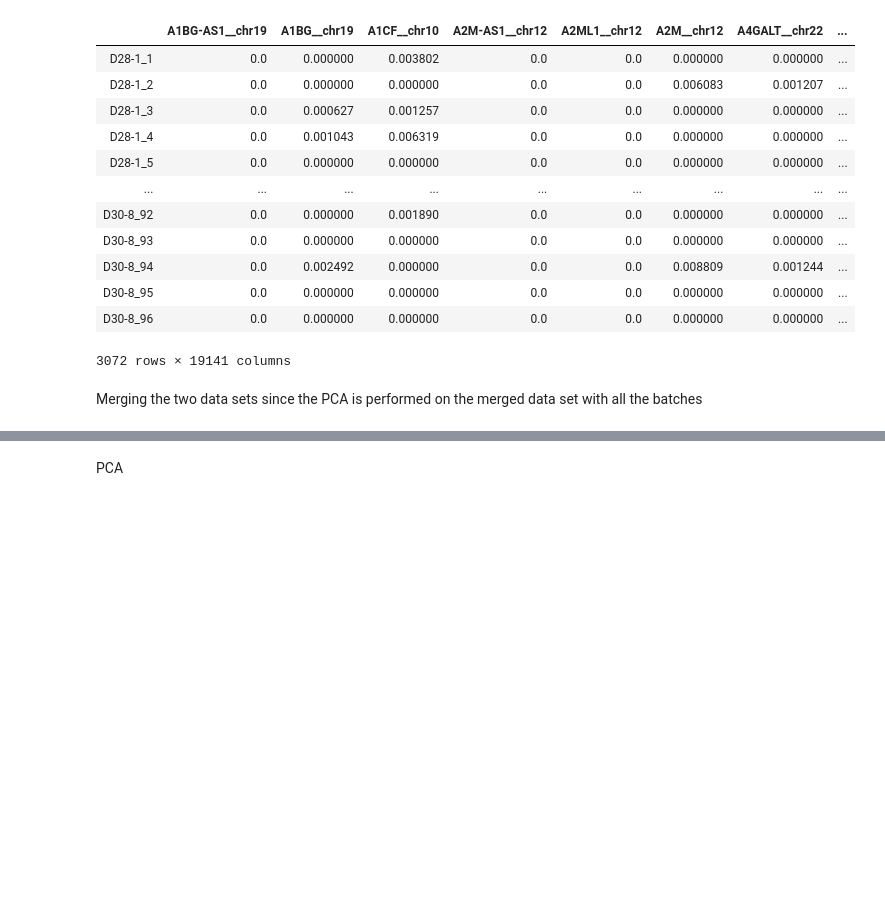
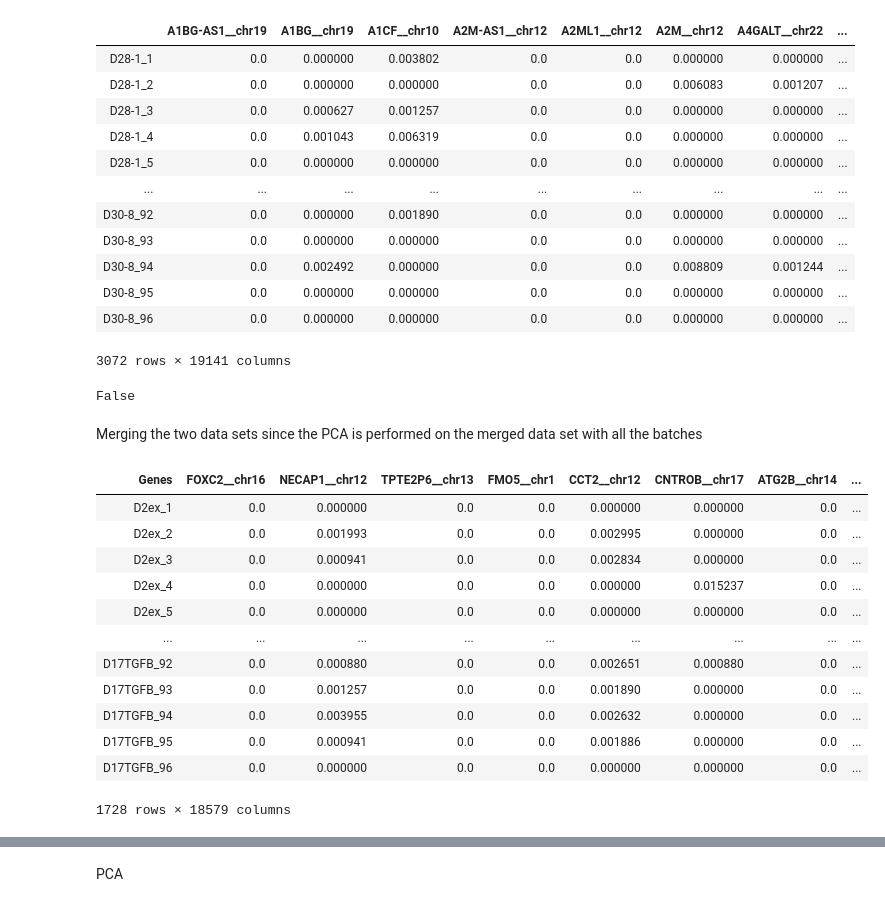
Before and after one commit to derrickliu8/Stat-697BD-Final-Project, a Jupyter notebook: fastMNN.ipynb, the cells around one changed output, grey strips where cells are left out. Saved outputs shown, nothing was run; the diff lists cells and outputs as text; code cells hidden in the pictures; blank space fills up the shorter version.

```diff
--- a/fastMNN.ipynb
+++ b/fastMNN.ipynb
@@ -259,5 +259,11 @@ normalized_pancreas_2_t
 | D30-8_95 | 0.0 | 0.000000 | 0.000000 | 0.0 | 0.0 | 0.000000 | 0.000000 | ... |
 | D30-8_96 | 0.0 | 0.000000 | 0.000000 | 0.0 | 0.0 | 0.000000 | 0.000000 | ... |
 3072 rows × 19141 columns
+# %%
+# verifying that there are no missing values
+
+normalized_pancreas_2_t.isnull().values.any()
+# %% [output]
+False
 # %% [markdown]
 Merging the two data sets since the PCA is performed on the merged data set with all the batches
@@ -268,0 +280,16 @@ normalized_pancreas_t_merged = pd.merge(normalized_pancreas_t, normalized_pancre
+# %%
+normalized_pancreas_t_adj
+# %% [output]
+| Genes | FOXC2__chr16 | NECAP1__chr12 | TPTE2P6__chr13 | FMO5__chr1 | CCT2__chr12 | CNTROB__chr17 | ATG2B__chr14 | ... |
+| D2ex_1 | 0.0 | 0.000000 | 0.0 | 0.0 | 0.000000 | 0.000000 | 0.0 | ... |
+| D2ex_2 | 0.0 | 0.001993 | 0.0 | 0.0 | 0.002995 | 0.000000 | 0.0 | ... |
+| D2ex_3 | 0.0 | 0.000941 | 0.0 | 0.0 | 0.002834 | 0.000000 | 0.0 | ... |
+| D2ex_4 | 0.0 | 0.000000 | 0.0 | 0.0 | 0.000000 | 0.015237 | 0.0 | ... |
+| D2ex_5 | 0.0 | 0.000000 | 0.0 | 0.0 | 0.000000 | 0.000000 | 0.0 | ... |
+| ... | ... | ... | ... | ... | ... | ... | ... | ... |
+| D17TGFB_92 | 0.0 | 0.000880 | 0.0 | 0.0 | 0.002651 | 0.000880 | 0.0 | ... |
+| D17TGFB_93 | 0.0 | 0.001257 | 0.0 | 0.0 | 0.001890 | 0.000000 | 0.0 | ... |
+| D17TGFB_94 | 0.0 | 0.003955 | 0.0 | 0.0 | 0.002632 | 0.000000 | 0.0 | ... |
+| D17TGFB_95 | 0.0 | 0.000941 | 0.0 | 0.0 | 0.001886 | 0.000000 | 0.0 | ... |
+| D17TGFB_96 | 0.0 | 0.000000 | 0.0 | 0.0 | 0.000000 | 0.000000 | 0.0 | ... |
+1728 rows × 18579 columns
```
Also changed, not shown: parts of 14 cells of this notebook.
